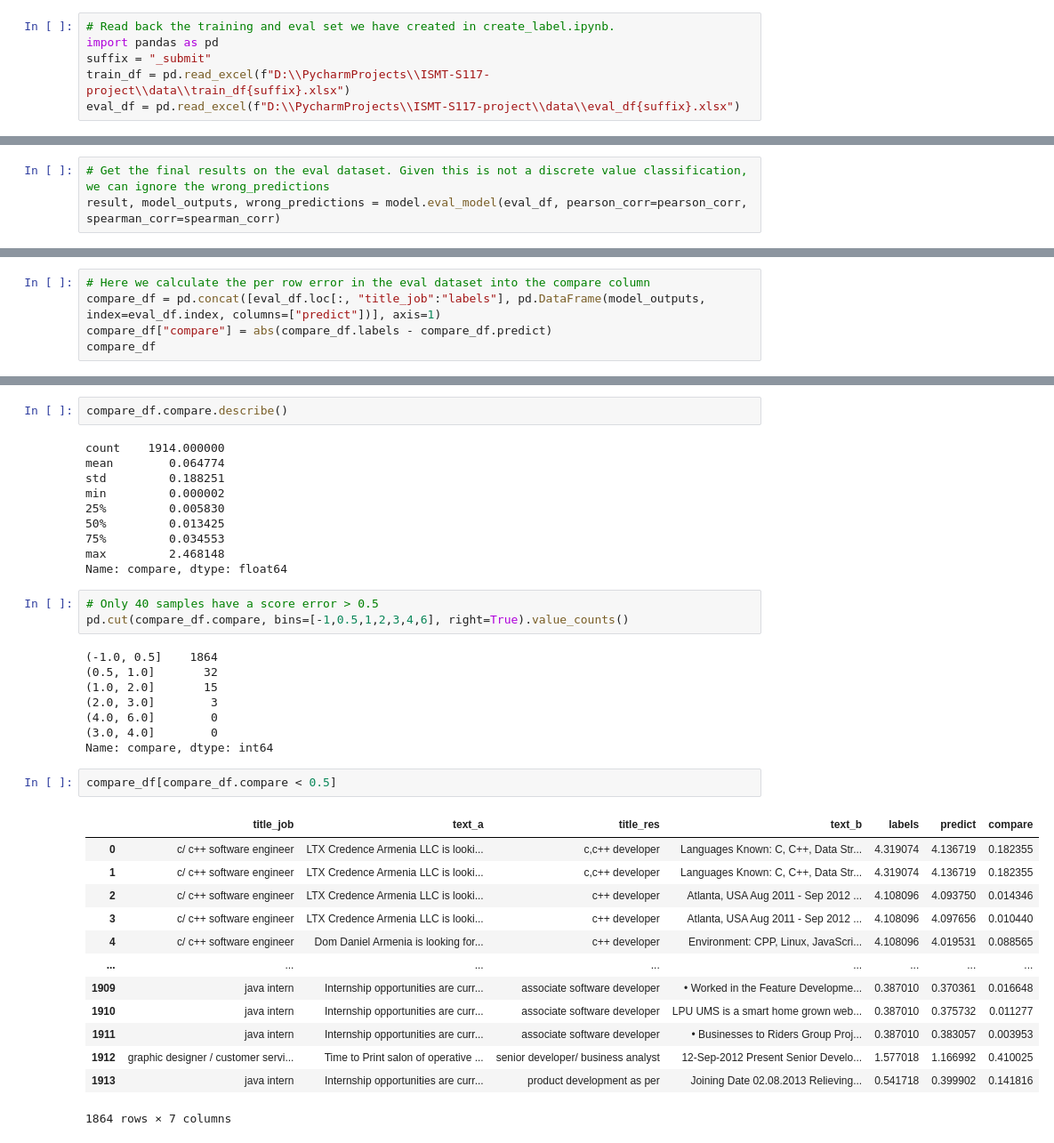
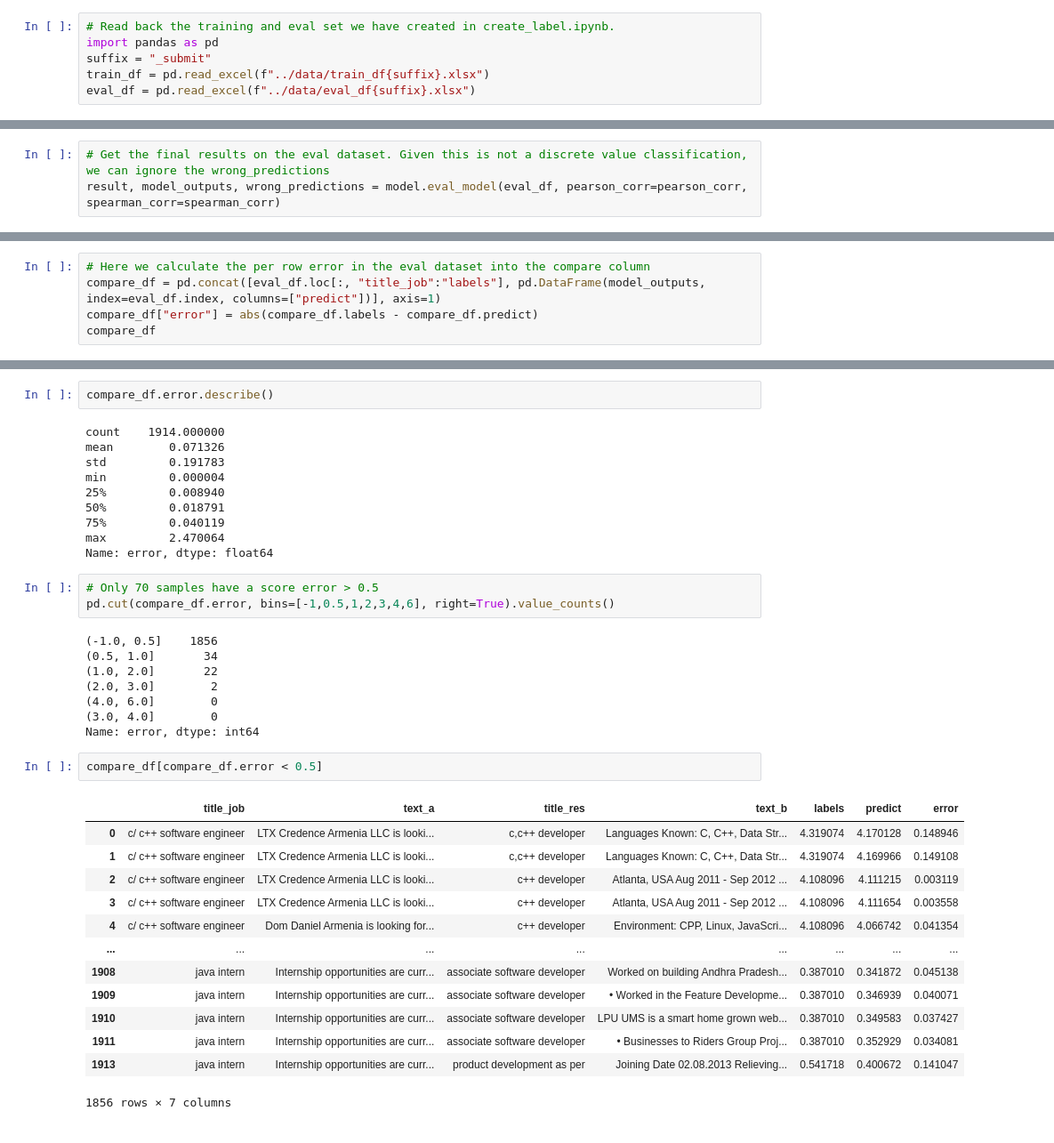
Before and after one commit to crispin-nosidam/vec2rec-with-RoBERTa, a Jupyter notebook: vec2rec/4.sentence_pair.ipynb, the cells around one changed output, grey strips where cells are left out. Shown at 89% size. Drawn from its saved outputs; the diff is of its cells as text.

```diff
--- a/vec2rec/4.sentence_pair.ipynb
+++ b/vec2rec/4.sentence_pair.ipynb
@@ -16,8 +38,8 @@ Instead of the original BERT for the pretrained model, I chose RoBERTa which use
 # Read back the training and eval set we have created in create_label.ipynb.
 import pandas as pd
 suffix = "_submit"
-train_df = pd.read_excel(f"D:\\PycharmProjects\\ISMT-S117-project\\data\\train_df{suffix}.xlsx")
-eval_df = pd.read_excel(f"D:\\PycharmProjects\\ISMT-S117-project\\data\\eval_df{suffix}.xlsx")
+train_df = pd.read_excel(f"../data/train_df{suffix}.xlsx")
+eval_df = pd.read_excel(f"../data/eval_df{suffix}.xlsx")
 # %%
 train_df
 # %% [output]
@@ -180,6 +178,6 @@ pd.DataFrame(model_outputs).describe()
 # %%
 # Here we calculate the per row error in the eval dataset into the compare column
 compare_df = pd.concat([eval_df.loc[:, "title_job":"labels"], pd.DataFrame(model_outputs, index=eval_df.index, columns=["predict"])], axis=1)
-compare_df["compare"] = abs(compare_df.labels - compare_df.predict)
+compare_df["error"] = abs(compare_df.labels - compare_df.predict)
 compare_df
 # %% [output]
@@ -209,41 +207,41 @@ print(mean_absolute_error(compare_df.labels, compare_df.predict))
 # %%
-compare_df.compare.describe()
+compare_df.error.describe()
 # %% [output]
 count    1914.000000
-mean        0.064774
-std         0.188251
-min         0.000002
-25%         0.005830
-50%         0.013425
-75%         0.034553
-max         2.468148
-Name: compare, dtype: float64
+mean        0.071326
+std         0.191783
+min         0.000004
+25%         0.008940
+50%         0.018791
+75%         0.040119
+max         2.470064
+Name: error, dtype: float64
 # %%
-# Only 40 samples have a score error > 0.5
-pd.cut(compare_df.compare, bins=[-1,0.5,1,2,3,4,6], right=True).value_counts()
+# Only 70 samples have a score error > 0.5
+pd.cut(compare_df.error, bins=[-1,0.5,1,2,3,4,6], right=True).value_counts()
 # %% [output]
-(-1.0, 0.5]    1864
-(0.5, 1.0]       32
-(1.0, 2.0]       15
-(2.0, 3.0]        3
+(-1.0, 0.5]    1856
+(0.5, 1.0]       34
+(1.0, 2.0]       22
+(2.0, 3.0]        2
 (4.0, 6.0]        0
 (3.0, 4.0]        0
-Name: compare, dtype: int64
+Name: error, dtype: int64
 # %%
-compare_df[compare_df.compare < 0.5]
+compare_df[compare_df.error < 0.5]
 # %% [output]
-|  | title_job | text_a | title_res | text_b | labels | predict | compare |
-| 0 | c/ c++ software engineer | LTX Credence Armenia LLC is looki... | c,c++ developer | Languages Known: C, C++, Data Str... | 4.319074 | 4.136719 | 0.182355 |
-| 1 | c/ c++ software engineer | LTX Credence Armenia LLC is looki... | c,c++ developer | Languages Known: C, C++, Data Str... | 4.319074 | 4.136719 | 0.182355 |
-| 2 | c/ c++ software engineer | LTX Credence Armenia LLC is looki... | c++ developer | Atlanta, USA Aug 2011 - Sep 2012 ... | 4.108096 | 4.093750 | 0.014346 |
-| 3 | c/ c++ software engineer | LTX Credence Armenia LLC is looki... | c++ developer | Atlanta, USA Aug 2011 - Sep 2012 ... | 4.108096 | 4.097656 | 0.010440 |
-| 4 | c/ c++ software engineer | Dom Daniel Armenia is looking for... | c++ developer | Environment: CPP, Linux, JavaScri... | 4.108096 | 4.019531 | 0.088565 |
+|  | title_job | text_a | title_res | text_b | labels | predict | error |
+| 0 | c/ c++ software engineer | LTX Credence Armenia LLC is looki... | c,c++ developer | Languages Known: C, C++, Data Str... | 4.319074 | 4.170128 | 0.148946 |
+| 1 | c/ c++ software engineer | LTX Credence Armenia LLC is looki... | c,c++ developer | Languages Known: C, C++, Data Str... | 4.319074 | 4.169966 | 0.149108 |
+| 2 | c/ c++ software engineer | LTX Credence Armenia LLC is looki... | c++ developer | Atlanta, USA Aug 2011 - Sep 2012 ... | 4.108096 | 4.111215 | 0.003119 |
+| 3 | c/ c++ software engineer | LTX Credence Armenia LLC is looki... | c++ developer | Atlanta, USA Aug 2011 - Sep 2012 ... | 4.108096 | 4.111654 | 0.003558 |
+| 4 | c/ c++ software engineer | Dom Daniel Armenia is looking for... | c++ developer | Environment: CPP, Linux, JavaScri... | 4.108096 | 4.066742 | 0.041354 |
 | ... | ... | ... | ... | ... | ... | ... | ... |
-| 1909 | java intern | Internship opportunities are curr... | associate software developer | • Worked in the Feature Developme... | 0.387010 | 0.370361 | 0.016648 |
-| 1910 | java intern | Internship opportunities are curr... | associate software developer | LPU UMS is a smart home grown web... | 0.387010 | 0.375732 | 0.011277 |
-| 1911 | java intern | Internship opportunities are curr... | associate software developer | • Businesses to Riders Group Proj... | 0.387010 | 0.383057 | 0.003953 |
-| 1912 | graphic designer / customer servi... | Time to Print salon of operative ... | senior developer/ business analyst | 12-Sep-2012 Present Senior Develo... | 1.577018 | 1.166992 | 0.410025 |
-| 1913 | java intern | Internship opportunities are curr... | product development as per | Joining Date 02.08.2013 Relieving... | 0.541718 | 0.399902 | 0.141816 |
+| 1908 | java intern | Internship opportunities are curr... | associate software developer | Worked on building Andhra Pradesh... | 0.387010 | 0.341872 | 0.045138 |
+| 1909 | java intern | Internship opportunities are curr... | associate software developer | • Worked in the Feature Developme... | 0.387010 | 0.346939 | 0.040071 |
+| 1910 | java intern | Internship opportunities are curr... | associate software developer | LPU UMS is a smart home grown web... | 0.387010 | 0.349583 | 0.037427 |
+| 1911 | java intern | Internship opportunities are curr... | associate software developer | • Businesses to Riders Group Proj... | 0.387010 | 0.352929 | 0.034081 |
+| 1913 | java intern | Internship opportunities are curr... | product development as per | Joining Date 02.08.2013 Relieving... | 0.541718 | 0.400672 | 0.141047 |
-1864 rows × 7 columns
+1856 rows × 7 columns
 # %%
 pd.options.display.max_colwidth = None
```
Also changed, not shown: parts of 10 cells of this notebook, 3 other files.
